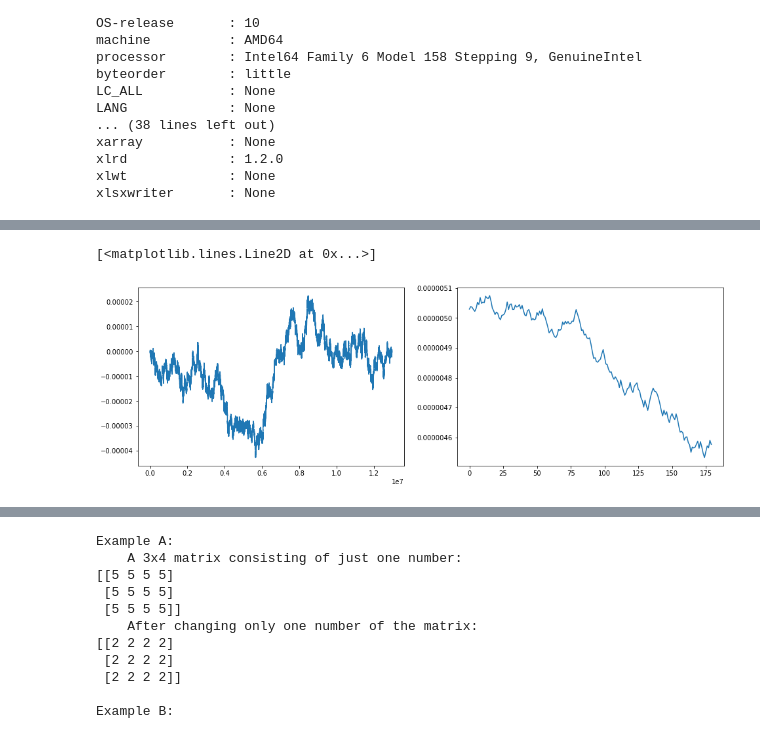
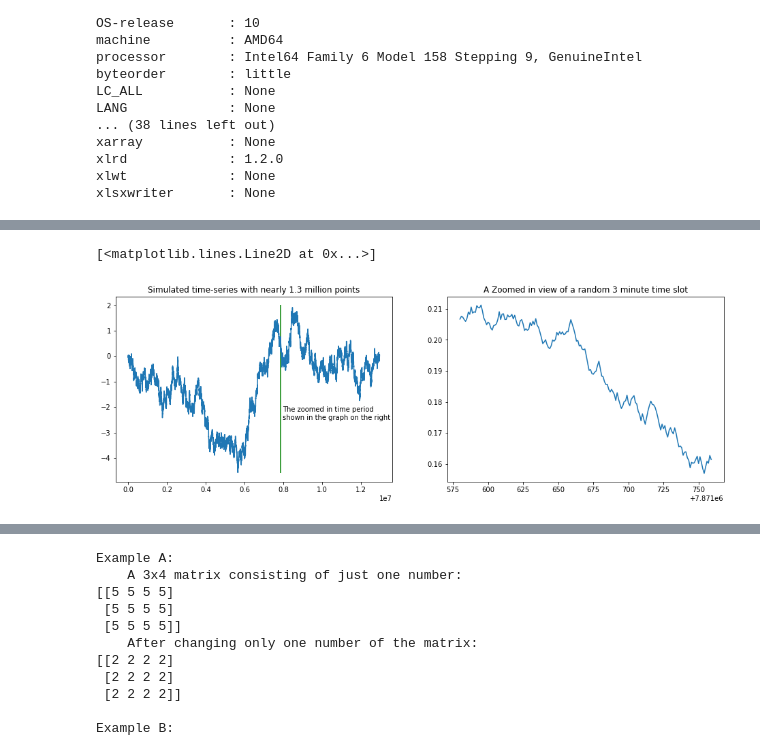
Before and after one commit to arifz/AutoPCA, a Jupyter notebook: AutoPCA.ipynb, the cells around one changed output, grey strips where cells are left out. Cells and saved outputs as stored; diff of their text form; code cells hidden in the pictures.

```diff
--- a/AutoPCA.ipynb
+++ b/AutoPCA.ipynb
@@ -100,16 +152,18 @@ After creating the data in `x`, we look at the entire series in the first plot,
 # %%
-plt.rcParams['figure.figsize'] = [16, 5]
-
 nrows = 5*30*24*60*60
 np.random.seed(2)
-x = np.cumsum(np.cumsum(rnd(nrows)-0.5)*0 + (rnd(nrows)-0.5)*50) * 1e-9
+x = 5e-3 * np.cumsum(np.cumsum(rnd(nrows)-0.5)/nrows + rnd(nrows) - 0.5)
 x = x - x[-1]*np.arange(nrows)/nrows
 
+rnd60 = int(rnd(1)*nrows//60)*60
 plt.subplot(121)
-plt.plot(x)
+plt.title("Simulated time-series with nearly 1.3 million points")
+plt.plot(np.arange(0,len(x),300), x[::300])
+plt.vlines(rnd60,-4.6,2, color="green")
+plt.text(rnd60+1e5, -2.5, "The zoomed in time period\nshown in the graph on the right")
 plt.subplot(122)
-rnd60 = int(rnd(1)*nrows//60)
-plt.plot(x[rnd60*60:(rnd60+3)*60])
+plt.title("A Zoomed in view of a random 3 minute time slot")
+plt.plot(np.arange(rnd60, rnd60+180), x[rnd60:rnd60+180])
 # %% [output]
 [<matplotlib.lines.Line2D at 0x...>]
-[figure, old version]
+[figure, new version]
```
Also changed, not shown: parts of 38 cells of this notebook.
